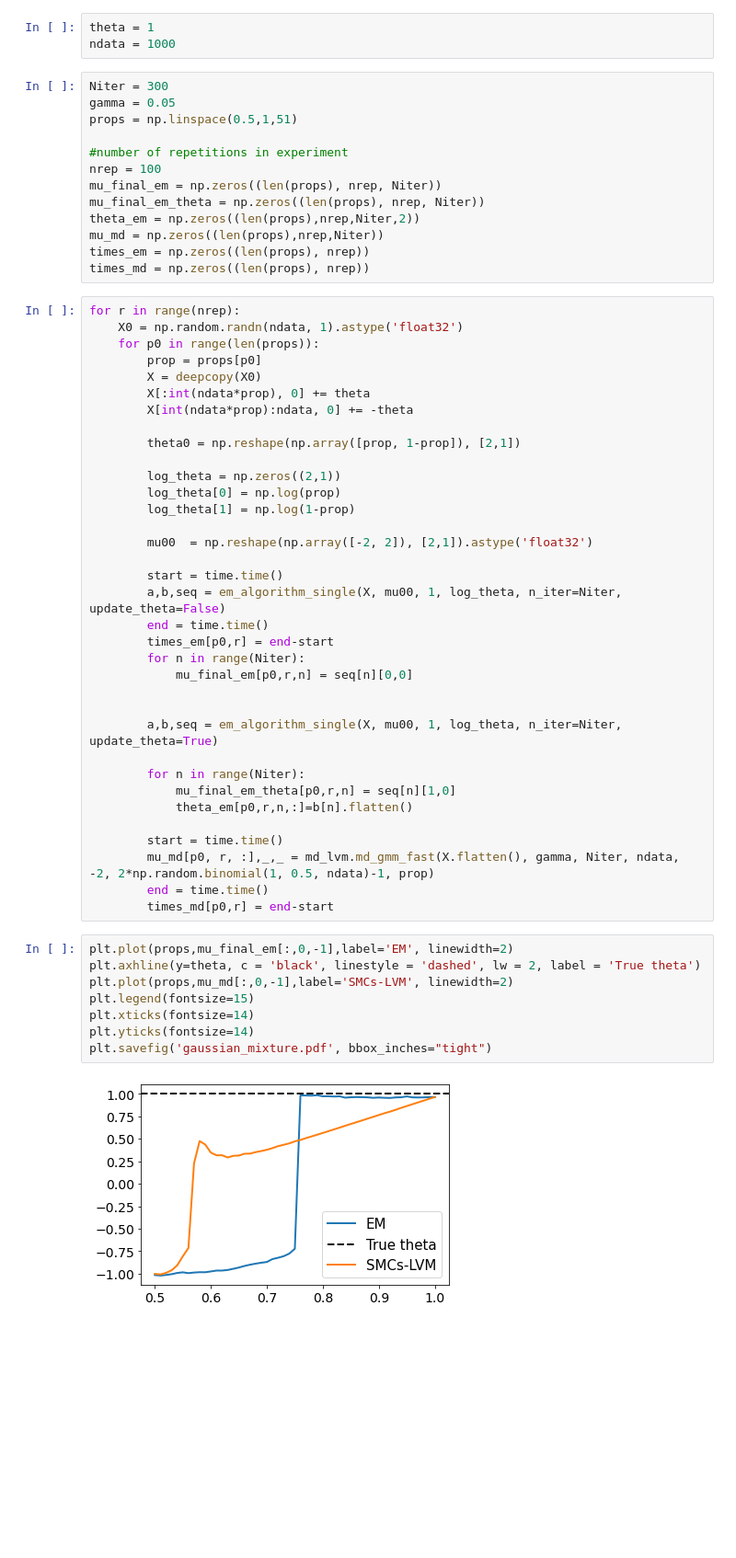
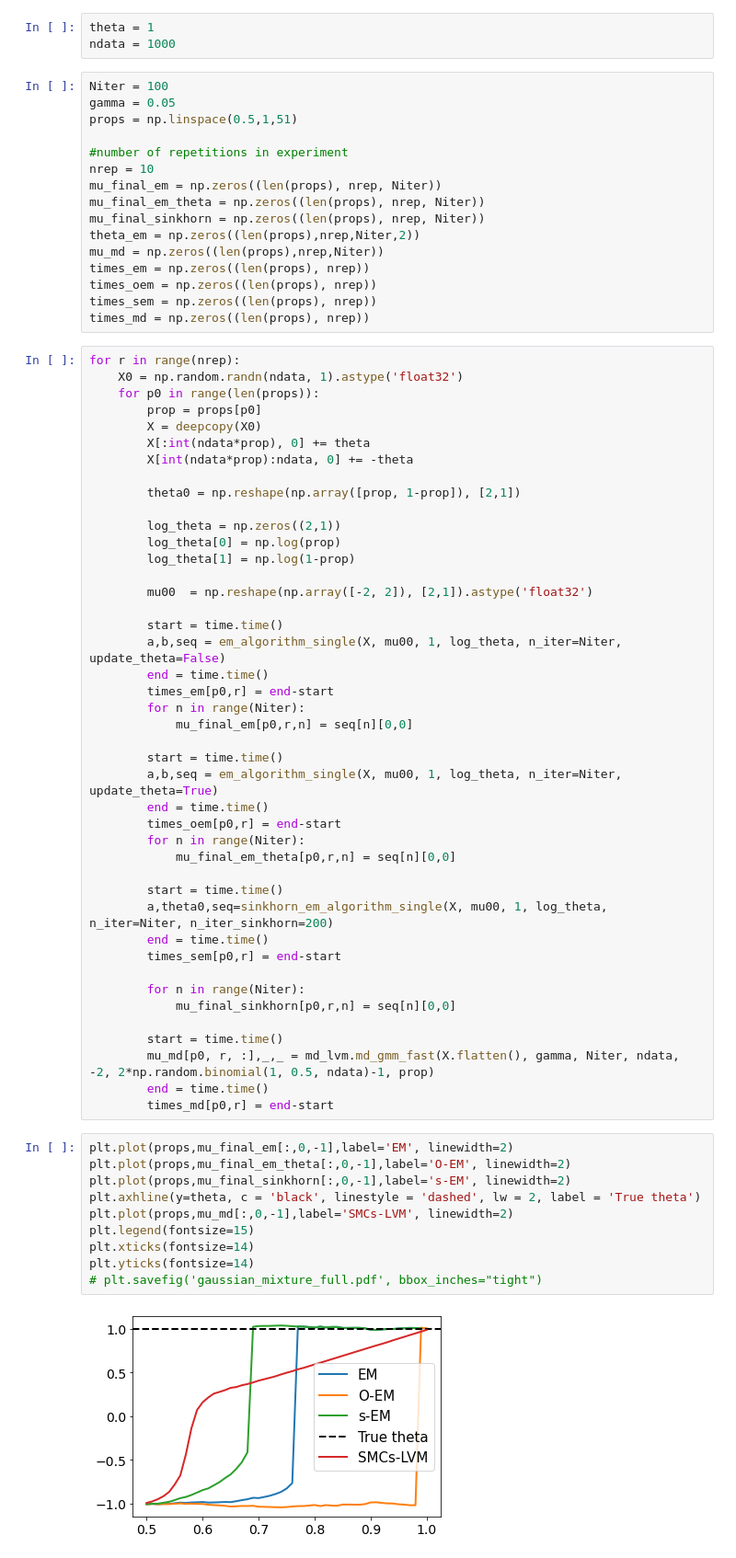
Before and after one commit to FrancescaCrucinio/MD_LVM, a Jupyter notebook: GaussianMixtureComparison.ipynb, the cells around one changed output. Shown: that part at 92% size. Saved outputs shown, nothing was run; the diff lists cells and outputs as text; blank space fills up the shorter version.

```diff
--- a/GaussianMixtureComparison.ipynb
+++ b/GaussianMixtureComparison.ipynb
@@ -19,17 +19,20 @@ importlib.reload(md_lvm)
 theta = 1
 ndata = 1000
 # %%
-Niter = 300
+Niter = 100
 gamma = 0.05
 props = np.linspace(0.5,1,51)
 
 #number of repetitions in experiment
-nrep = 100
+nrep = 10
 mu_final_em = np.zeros((len(props), nrep, Niter))
 mu_final_em_theta = np.zeros((len(props), nrep, Niter))
+mu_final_sinkhorn = np.zeros((len(props), nrep, Niter))
 theta_em = np.zeros((len(props),nrep,Niter,2))
 mu_md = np.zeros((len(props),nrep,Niter))
 times_em = np.zeros((len(props), nrep))
+times_oem = np.zeros((len(props), nrep))
+times_sem = np.zeros((len(props), nrep))
 times_md = np.zeros((len(props), nrep))
 # %%
 for r in range(nrep):
@@ -55,12 +58,20 @@ for r in range(nrep):
         for n in range(Niter):
             mu_final_em[p0,r,n] = seq[n][0,0]
 
+        start = time.time()
+        a,b,seq = em_algorithm_single(X, mu00, 1, log_theta, n_iter=Niter, update_theta=True)
+        end = time.time()
+        times_oem[p0,r] = end-start
+        for n in range(Niter):
+            mu_final_em_theta[p0,r,n] = seq[n][0,0]
 
-        a,b,seq = em_algorithm_single(X, mu00, 1, log_theta, n_iter=Niter, update_theta=True)
+        start = time.time()
+        a,theta0,seq=sinkhorn_em_algorithm_single(X, mu00, 1, log_theta, n_iter=Niter, n_iter_sinkhorn=200)
+        end = time.time()
+        times_sem[p0,r] = end-start
 
         for n in range(Niter):
-            mu_final_em_theta[p0,r,n] = seq[n][1,0]
-            theta_em[p0,r,n,:]=b[n].flatten()
+            mu_final_sinkhorn[p0,r,n] = seq[n][0,0]
 
         start = time.time()
         mu_md[p0, r, :],_,_ = md_lvm.md_gmm_fast(X.flatten(), gamma, Niter, ndata, -2, 2*np.random.binomial(1, 0.5, ndata)-1, prop)
@@ -68,12 +79,14 @@ for r in range(nrep):
         times_md[p0,r] = end-start
 # %%
 plt.plot(props,mu_final_em[:,0,-1],label='EM', linewidth=2)
+plt.plot(props,mu_final_em_theta[:,0,-1],label='O-EM', linewidth=2)
+plt.plot(props,mu_final_sinkhorn[:,0,-1],label='s-EM', linewidth=2)
 plt.axhline(y=theta, c = 'black', linestyle = 'dashed', lw = 2, label = 'True theta')
 plt.plot(props,mu_md[:,0,-1],label='SMCs-LVM', linewidth=2)
 plt.legend(fontsize=15)
 plt.xticks(fontsize=14)
 plt.yticks(fontsize=14)
-plt.savefig('gaussian_mixture.pdf', bbox_inches="tight")
+# plt.savefig('gaussian_mixture_full.pdf', bbox_inches="tight")
 # %% [output]
-[figure, old version]
+[figure, new version]
 # %%
```
Also changed, not shown: parts of 1 cell of this notebook, 6 other files.
